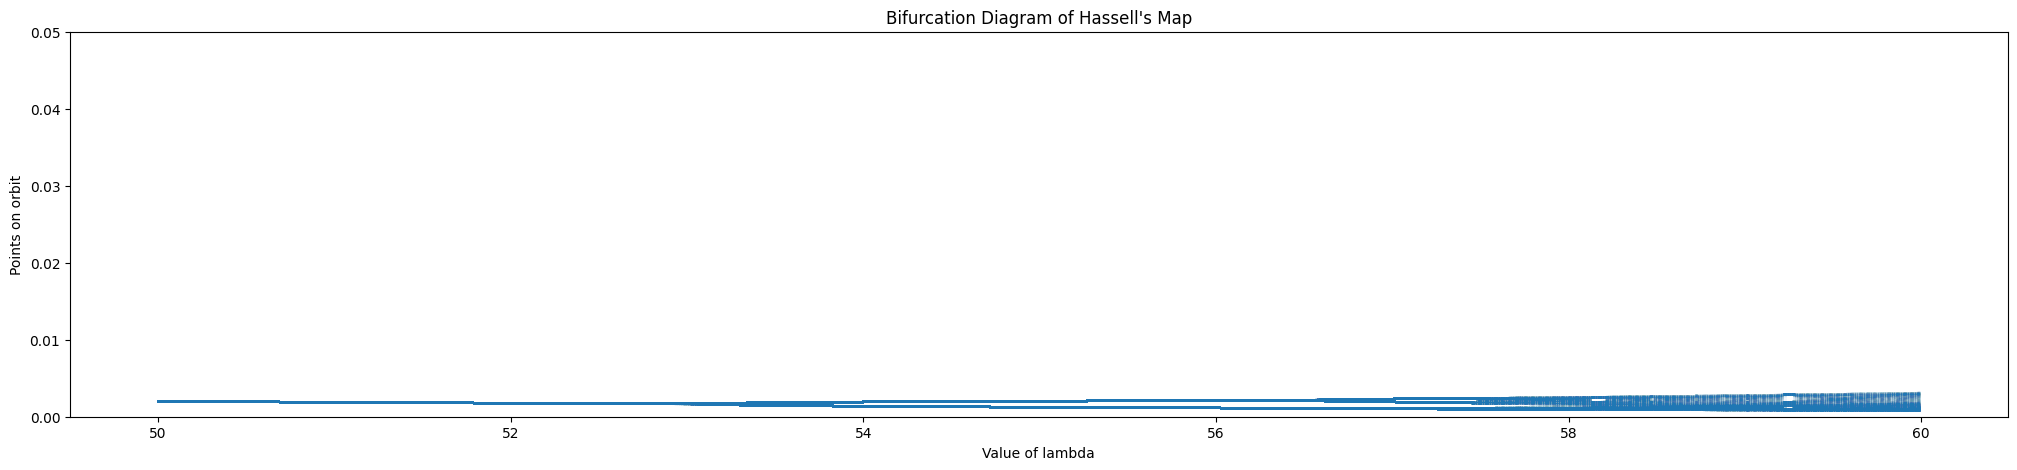
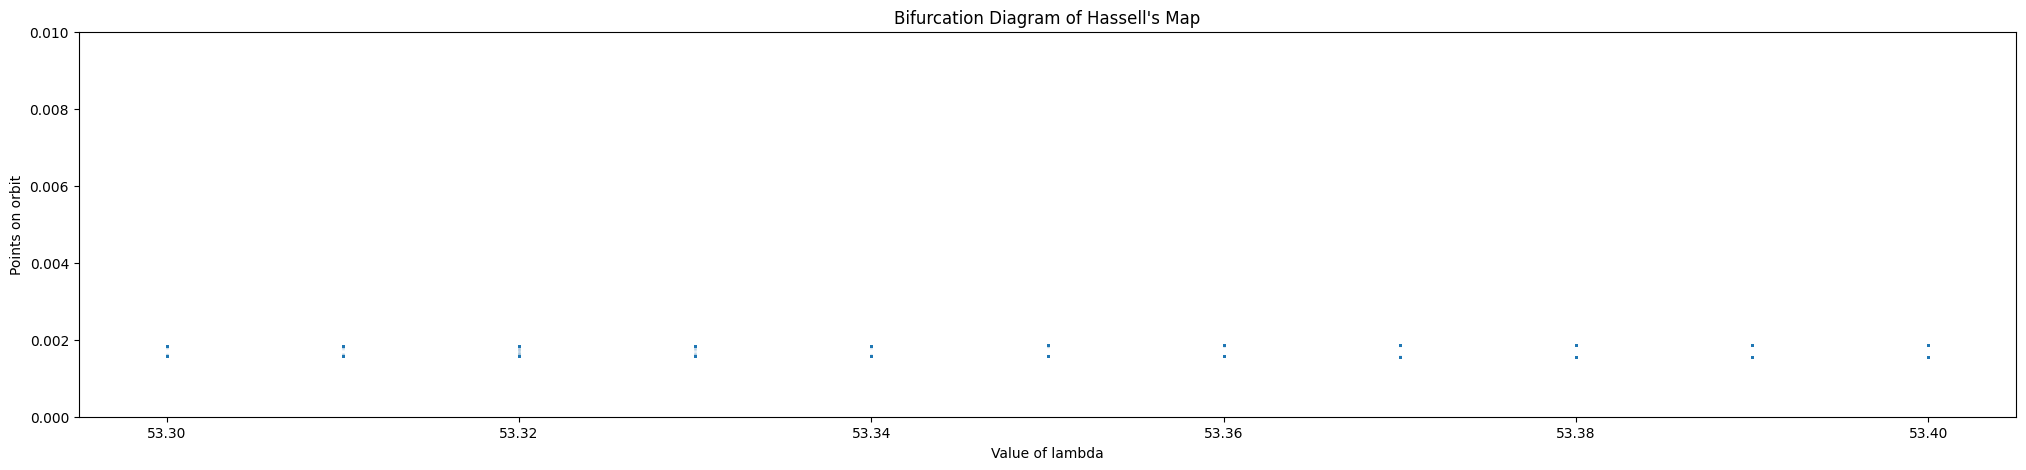
Code edit (unified diff) that turned the first committed figure into the second:
--- before
+++ after
@@ -1,5 +1,5 @@
 xs = []
 ys = []
-for l in np.arange(50, 60, 0.01):
+for l in np.arange(53.3, 53.4, 0.01):
     iterates = 2000
     xs.extend([l] * iterates)
@@ -8,5 +8,6 @@
 plt.figure(figsize=(25, 5))
 sns.scatterplot(x=xs, y=ys, alpha=0.01, s=5)
-plt.ylim(0, 0.05)
+plt.ylim(0, 0.01)
+# plt.xticks(np.arange(50, 60, 0.1))
 plt.title("Bifurcation Diagram of Hassell's Map")
 plt.xlabel("Value of lambda")

Commit: Computing derivatives and fixed points